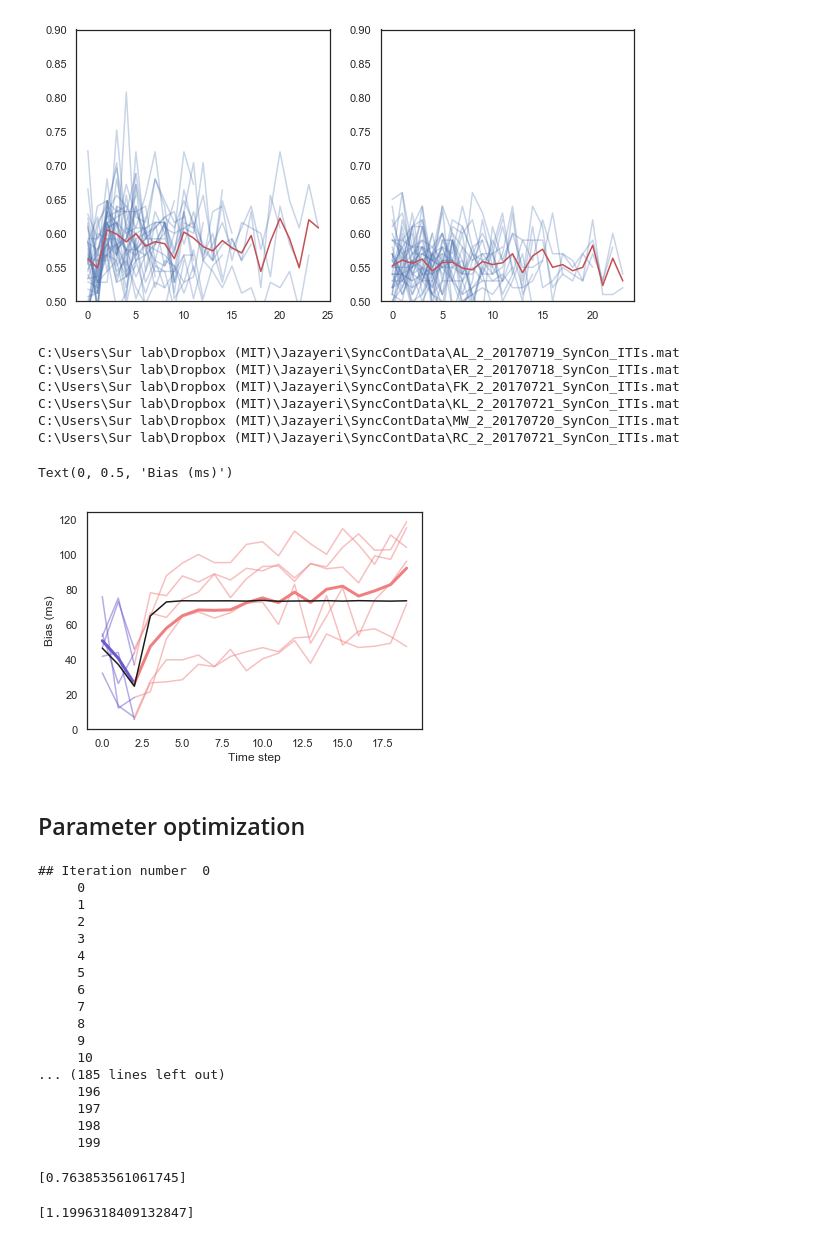
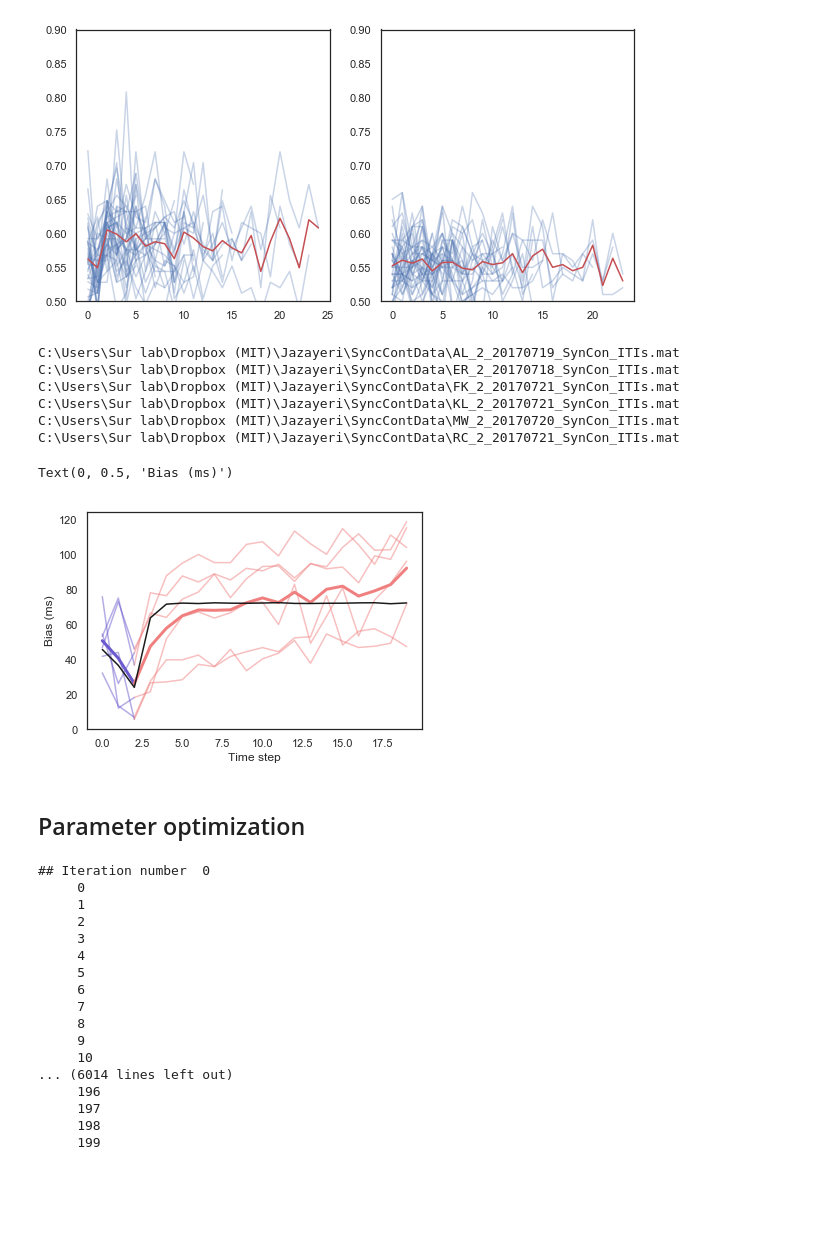
Before and after one commit to jazlab/SE_NL_MJ_2020, a Jupyter notebook: SynchronizationNetwork_noise.ipynb, the cells around one changed output. Cells and saved outputs as stored; diff of their text form; code cells hidden in the pictures; blank space fills up the shorter version.

```diff
--- a/SynchronizationNetwork_noise.ipynb
+++ b/SynchronizationNetwork_noise.ipynb
@@ -816,39 +816,39 @@ for id, i in enumerate(plotlst):
     data = scipy.io.loadmat(filename)
     durs = data['durs'].flatten()
     splits = data['allDur_splits']
 
     # Plot the mean IPI
     IPI_mean = data['allDur_mean'][0]
     bias = find_bias_all(IPI_mean, durs, tmax=tmax)
     bias_all_lst[id,:] = bias
     plt.plot(bias[:3], color1, alpha=0.5)
     plt.plot(range(2,20), bias[2:], color2, alpha=0.5)
 
 #bias_sim_mean, bias_sim_std = simulate_sync_cont_bias(ntrials=21, sigma=0.01, K=3.5, initI=0.755, alpha=0.25)
 #bias_sim_mean, bias_sim_std = simulate_sync_cont_bias(ntrials=1000, sigma=0.01, K=1.13, initI=0.763, alpha=0.2)
-bias_sim_mean, bias_sim_std = simulate_sync_cont_bias(ntrials=1000, sigma=0.01, K=0.533, initI=0.767, alpha=0.167)
+bias_sim_mean, bias_sim_std = simulate_sync_cont_bias(ntrials=1000, sigma=0.01, K=0.5754, initI=0.767, alpha=0.1626)
 
 #1.1666867783815724 0.7658983506973202 0.1900332359160799
 
 ## Plot Figure 8e
 plt.plot(np.nanmean(bias_all_lst,axis=0)[:3], color1, linewidth=3)
 plt.plot(range(2,20), np.nanmean(bias_all_lst,axis=0)[2:], color2, linewidth=3)
 plt.plot(bias_sim_mean, 'k')
 plt.xlabel('Time step')
 plt.ylabel('Bias (ms)')
 # %% [output]
 C:\Users\Sur lab\Dropbox (MIT)\Jazayeri\SyncContData\AL_2_20170719_SynCon_ITIs.mat
 C:\Users\Sur lab\Dropbox (MIT)\Jazayeri\SyncContData\ER_2_20170718_SynCon_ITIs.mat
 C:\Users\Sur lab\Dropbox (MIT)\Jazayeri\SyncContData\FK_2_20170721_SynCon_ITIs.mat
 C:\Users\Sur lab\Dropbox (MIT)\Jazayeri\SyncContData\KL_2_20170721_SynCon_ITIs.mat
 C:\Users\Sur lab\Dropbox (MIT)\Jazayeri\SyncContData\MW_2_20170720_SynCon_ITIs.mat
 C:\Users\Sur lab\Dropbox (MIT)\Jazayeri\SyncContData\RC_2_20170721_SynCon_ITIs.mat
 Text(0, 0.5, 'Bias (ms)')
-[figure, old version]
+[figure, new version]
 # %% [markdown]
 ## Parameter optimization
 # %%
-niter = 1
+niter = 30
 nsamples = 200
 
 target = np.nanmean(bias_all_lst, axis=0)
@@ -889,16 +889,8 @@ for k in range(niter):
      8
      9
      10
-... (185 lines left out)
+... (6014 lines left out)
      196
      197
      198
      199
-# %%
-Isummary
-# %% [output]
-[0.763853561061745]
-# %%
-Ksummary
-# %% [output]
-[1.1996318409132847]
```
Also changed, not shown: parts of 3 cells of this notebook.
